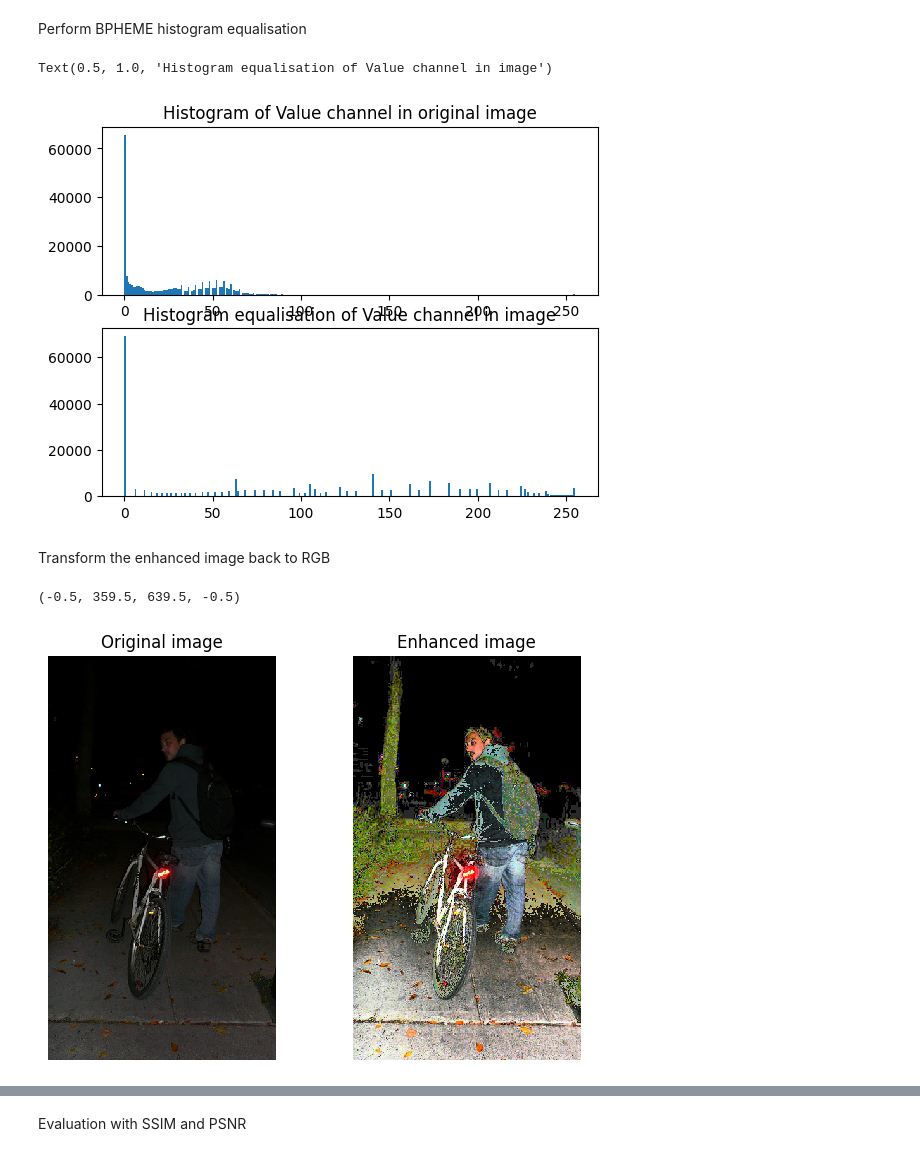
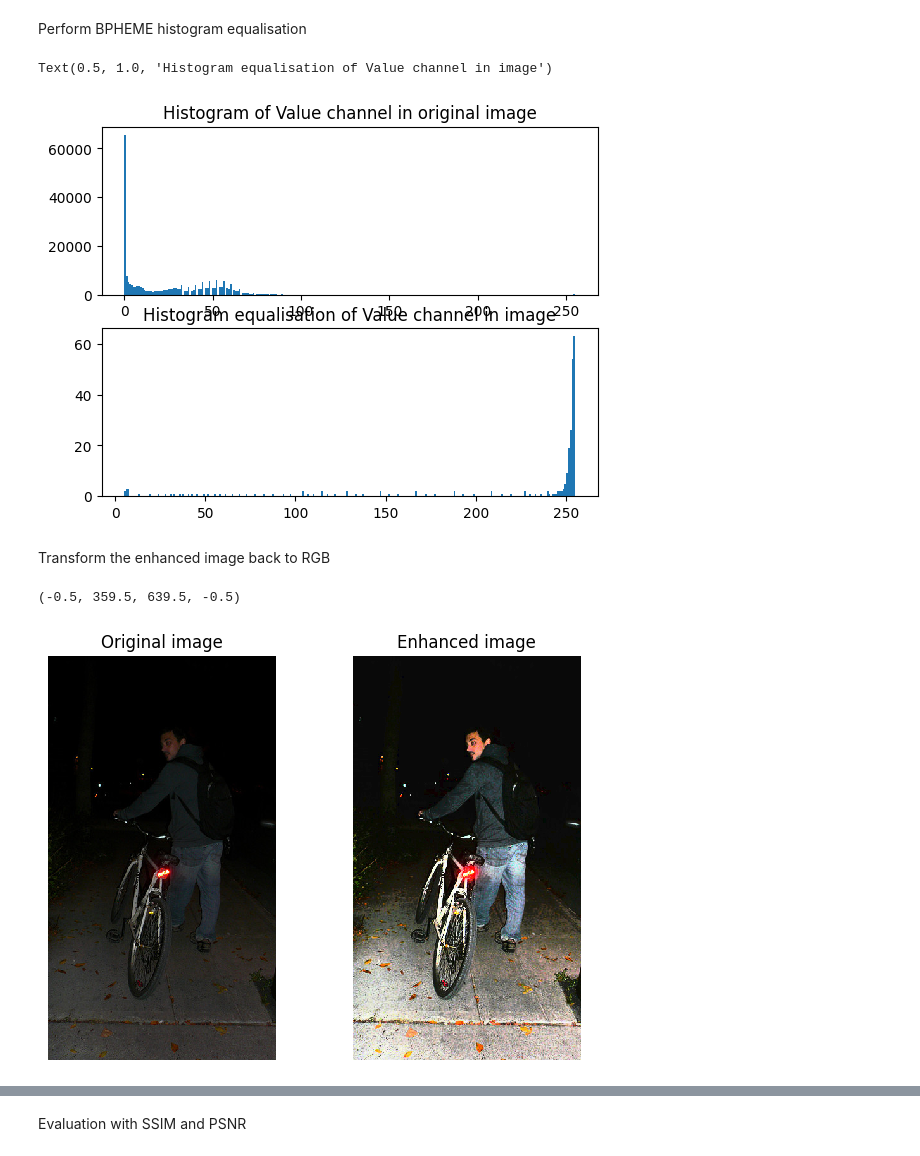
Before and after one commit to eaguiraud/34269_computer_imaging_and_spectroscopy, a Jupyter notebook: low_light_enhancement/BBHE.ipynb, the cells around one changed output, grey strips where cells are left out. Cells and saved outputs as stored; diff of their text form; code cells hidden in the pictures.

Commit message:
Fixed the BBHE alghoritm, it works now

```diff
--- a/low_light_enhancement/BBHE.ipynb
+++ b/low_light_enhancement/BBHE.ipynb
@@ -29,23 +32,23 @@ V = np.uint8(V * 255)
 # %% [markdown]
 Perform BBHE histogram equalisation
 # %%
-V_mean = np.mean(V)
+V_mean = np.uint8(np.round(np.mean(V)))
 
-V_mhigh = V[V > V_mean]
-V_mlow = V[V <= V_mean]
+V_mlow = hist[:V_mean + 1]
+V_mhigh = hist[(V_mean + 1):]
 
-V_mhhist = cv.equalizeHist(V_mhigh)
-V_mlhist = cv.equalizeHist(V_mlow)
+V_mlhist = V_mlow.cumsum() / np.sum(V_mlow)
+V_mhhist = V_mhigh.cumsum() / np.sum(V_mhigh)
 
-V_BBHE = np.zeros((V.ravel().shape[0], 1))
+V_mlhist = np.round(V_mean * V_mlhist)
+V_mhhist = np.round(V_mean + (hist.shape[0] - 1 - V_mean) * V_mhhist)
 
-V_BBHE[V.ravel() <= V_mean] = V_mlhist
-V_BBHE[V.ravel() > V_mean] = V_mhhist
+V_BBHE = np.concatenate((V_mlhist, V_mhhist), axis = 0)
 
 plt.figure()
 
 plt.subplot(2, 1, 1)
-hist, _, _ = plt.hist(V.ravel(), bins = 256)
+plt.hist(V.ravel(), bins = 256)
 plt.title("Histogram of Value channel in original image")
 
 plt.subplot(2, 1, 2)
@@ -62,18 +65,18 @@ peaks, _ = find_peaks(hist)
 if len(peaks) > 0:
     V_peak = peaks[0]
 else:
-    V_peak = 0
+    V_peak = np.argmax(hist)
 
-V_phigh = V[V > V_peak]
-V_plow = V[V <= V_peak]
+V_plow = hist[:V_peak + 1]
+V_phigh = hist[(V_peak + 1):]
 
-V_phhist = cv.equalizeHist(V_phigh)
-V_plhist = cv.equalizeHist(V_plow)
+V_plhist = V_plow.cumsum() / np.sum(V_plow)
+V_phhist = V_phigh.cumsum() / np.sum(V_phigh)
 
-V_BPHEME = np.zeros((V.ravel().shape[0], 1))
+V_plhist = np.round(V_peak * V_plhist)
+V_phhist = np.round(V_peak + (hist.shape[0] - 1 - V_peak) * V_phhist)
 
-V_BPHEME[V.ravel() <= V_peak] = V_plhist
-V_BPHEME[V.ravel() > V_peak] = V_phhist
+V_BPHEME = np.concatenate((V_plhist, V_phhist), axis = 0)
 
 plt.figure()
 
@@ -86,35 +89,35 @@ plt.hist(V_BPHEME.ravel(), bins = 256)
 plt.title("Histogram equalisation of Value channel in image")
 # %% [output]
 Text(0.5, 1.0, 'Histogram equalisation of Value channel in image')
-[figure, old version]
+[figure, new version]
 # %% [markdown]
 Transform the enhanced image back to RGB
 # %%
 im_BBHEhsv = im_hsv.copy()
 im_BPHEMEhsv = im_hsv.copy()
 
-im_BBHEhsv[:, :, 2] = V_BBHE.reshape(im_hsv[:, :, 2].shape) / 255
-im_BPHEMEhsv[:, :, 2] = V_BPHEME.reshape(im_hsv[:, :, 2].shape) / 255
+im_BBHEhsv[:, :, 2] = cv.LUT(V, V_BBHE) / 255
+im_BPHEMEhsv[:, :, 2] = cv.LUT(V, V_BPHEME) / 255
 
 im_BBHE = hsv2rgb(im_BBHEhsv)
 im_BPHEME = hsv2rgb(im_BPHEMEhsv)
 
 weight = 0.7
 im_enh = weight * im_BBHE + (1 - weight) * im_BPHEME
 
 im_enh = np.uint8(im_enh * 255)
 
 plt.figure()
 
 plt.subplot(1, 2, 1)
 io.imshow(im_org)
 plt.title("Original image")
 plt.axis("off")
 
 plt.subplot(1, 2, 2)
 io.imshow(im_enh)
 plt.title("Enhanced image")
 plt.axis("off")
 # %% [output]
 (-0.5, 359.5, 639.5, -0.5)
-[figure, old version]
+[figure, new version]
```
Also changed, not shown: parts of 5 cells of this notebook, 1 other file.
